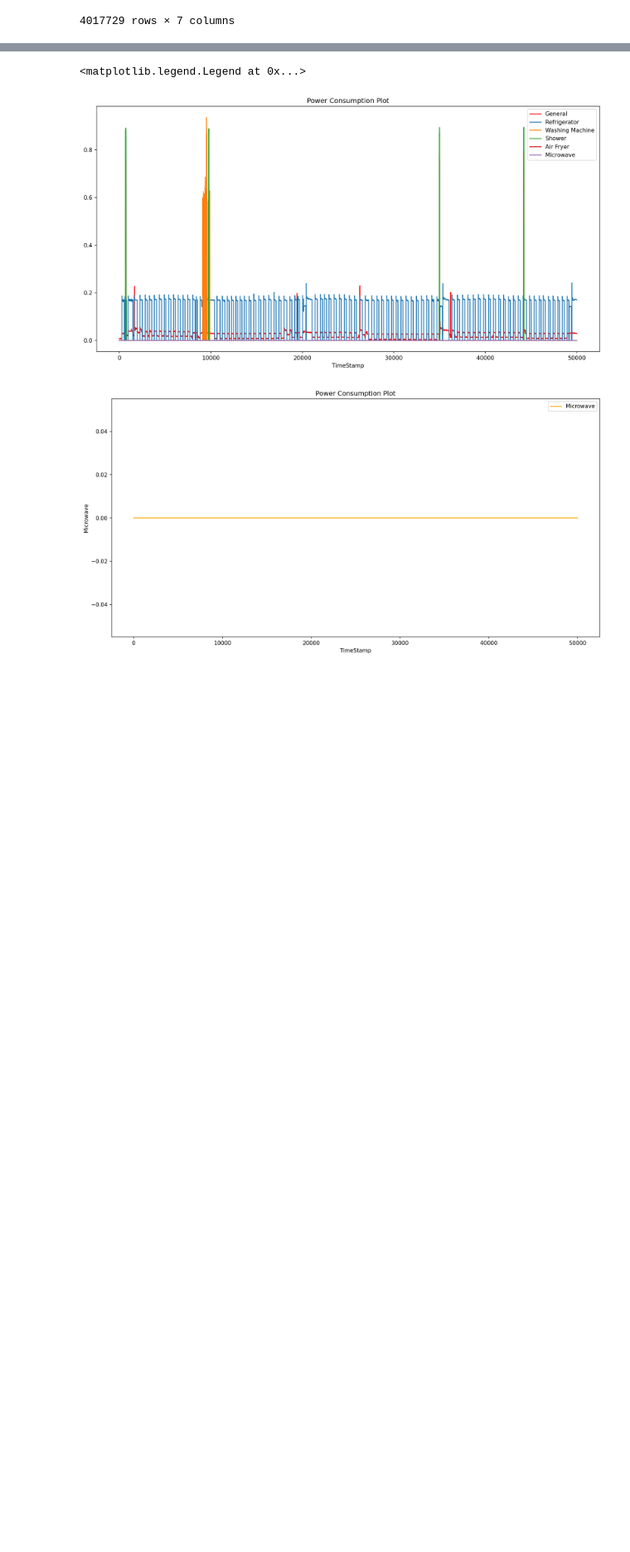
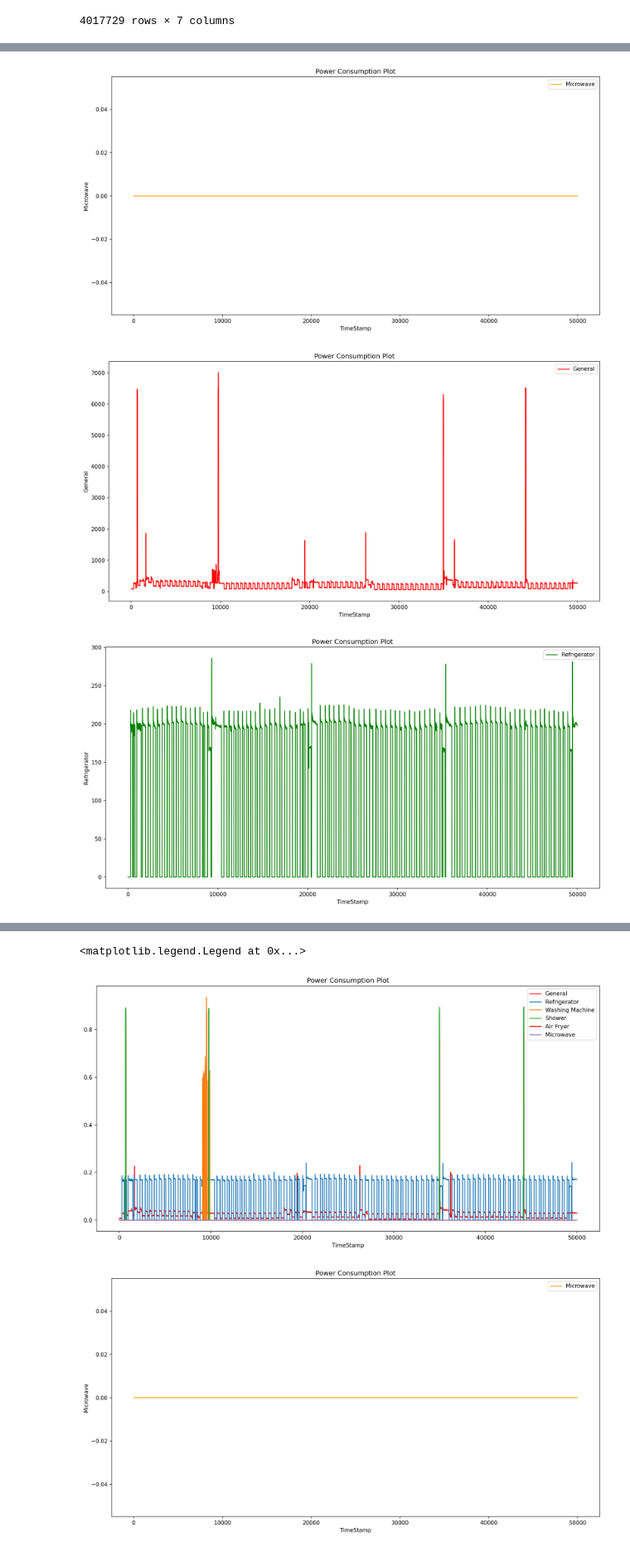
Before and after one commit to adeemharis/NILM, a Jupyter notebook: data_exploration_preprocessing.ipynb, the cells around one changed output, grey strips where cells are left out. Shown at 83% size. Saved outputs shown, nothing was run; the diff lists cells and outputs as text; code cells hidden in the pictures; blank space fills up the shorter version.

```diff
--- a/data_exploration_preprocessing.ipynb
+++ b/data_exploration_preprocessing.ipynb
@@ -76,0 +94,17 @@ display(df)
+# %%
+i=0
+colors = ['orange' , 'red' , 'green' , 'pink' , 'blue' , 'yellow']
+for col in df.columns:
+    if(col!='date-time') :
+        plt.figure(figsize=(16, 8), dpi=150)
+        df[col].head(50000).plot(label=col, color=colors[i])
+        plt.title('Power Consumption Plot')
+        plt.xlabel('TimeStamp')
+        plt.ylabel(col)
+        plt.legend()
+        plt.show()
+        i+=1
+# %% [output]
+[figure, added]
+[figure, added]
+[figure, added]
```
Also changed, not shown: parts of 6 cells of this notebook.
